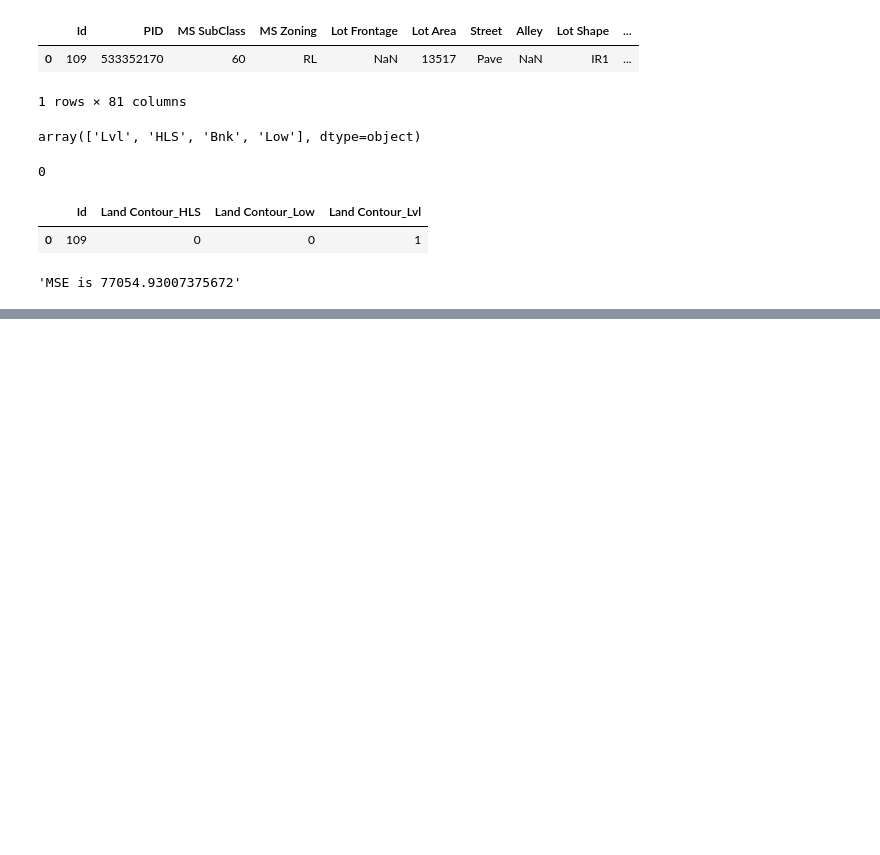
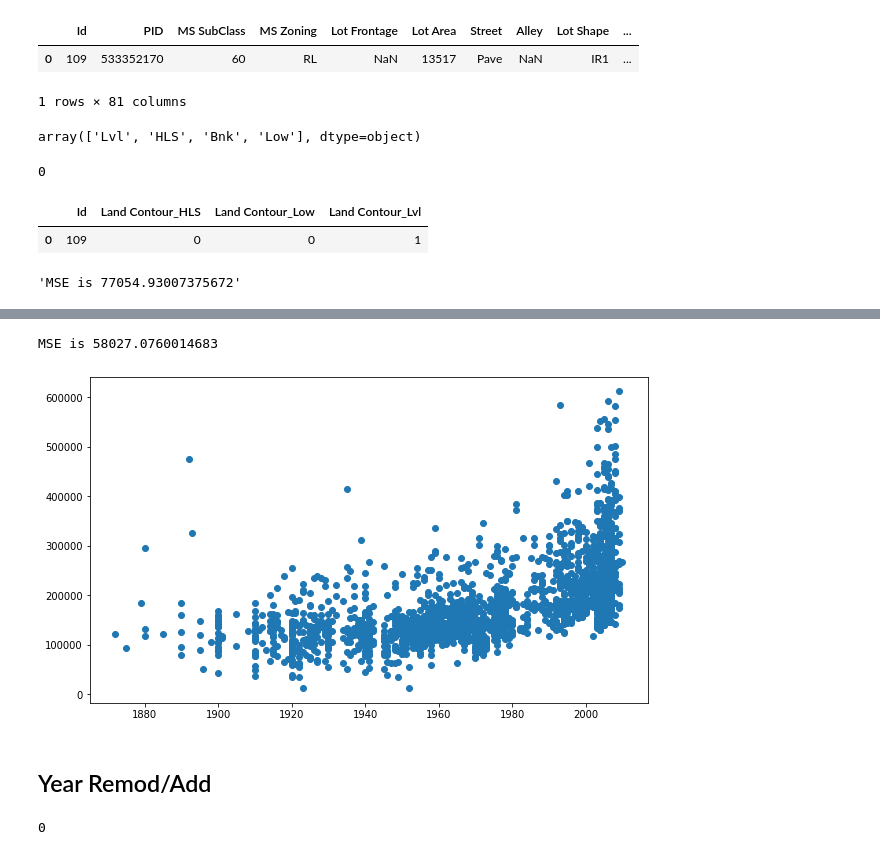
Before and after one commit to amcurley/GA_projects, a Jupyter notebook: Projects/project_2-master/Project_Cleaning.ipynb, the cells around one changed output, grey strips where cells are left out. Cells and saved outputs as stored; diff of their text form; code cells hidden in the pictures; blank space fills up the shorter version.

```diff
--- a/Projects/project_2-master/Project_Cleaning.ipynb
+++ b/Projects/project_2-master/Project_Cleaning.ipynb
@@ -392,0 +723,15 @@ f"MSE is {metrics.mean_squared_error(y, y_pred, squared=False)}"
+# %%
+get_dummies(train_df, 'Year Built')
+# %% [output]
+MSE is 58027.0760014683
+# %%
+plt.figure(figsize=(10,6))
+plt.scatter(train_df['Year Built'], train_df['SalePrice']);
+# %% [output]
+[figure, added]
+# %% [markdown]
+## Year Remod/Add
+# %%
+train_df['Year Remod/Add'].isna().sum()
+# %% [output]
+0
```
Also changed, not shown: parts of 111 cells of this notebook.
